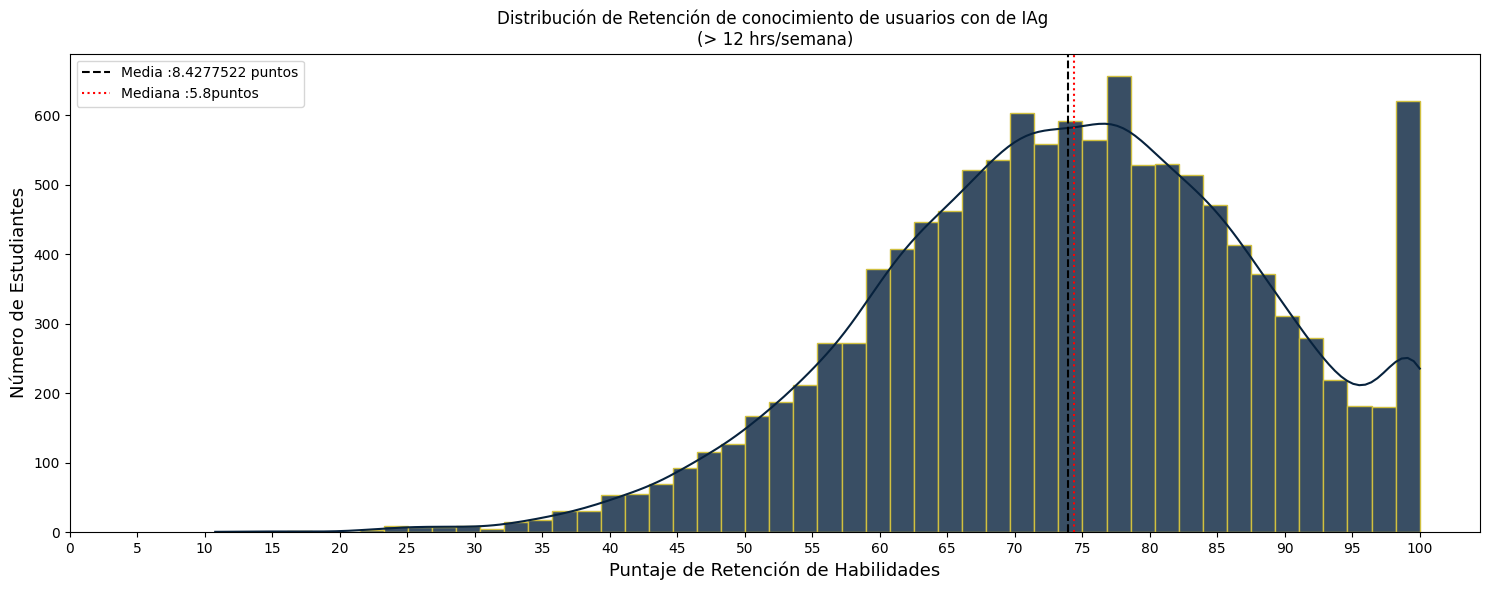
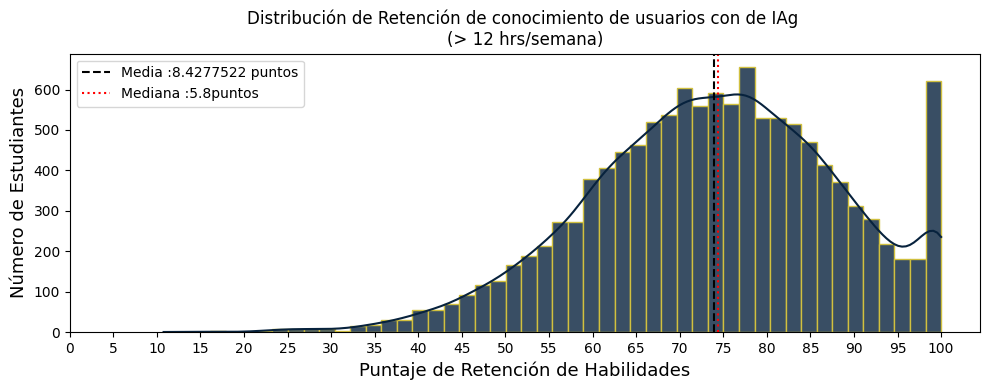
Unified diff of the notebook cell whose output changed from the first chart to the second:
--- before
+++ after
@@ -1,3 +1,3 @@
-plt.figure(figsize=(15,6))
+plt.figure(figsize=(10,4))
 #contruimos el histograma con los datos de estudiantes que usan Iag más de 12 horas para estudiar la distribución del puntaje de retención de habilidades.
 

Commit: Add files via upload